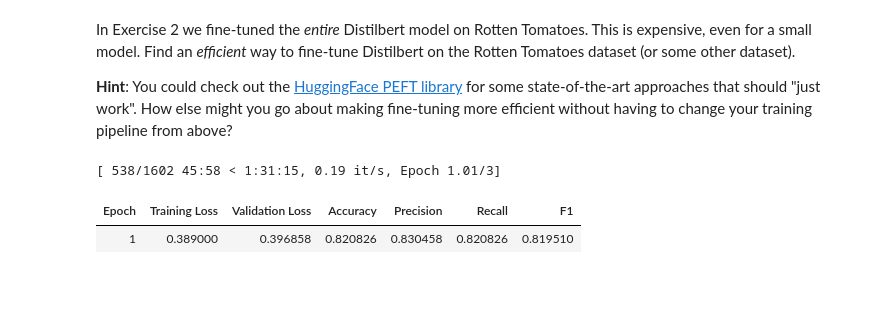
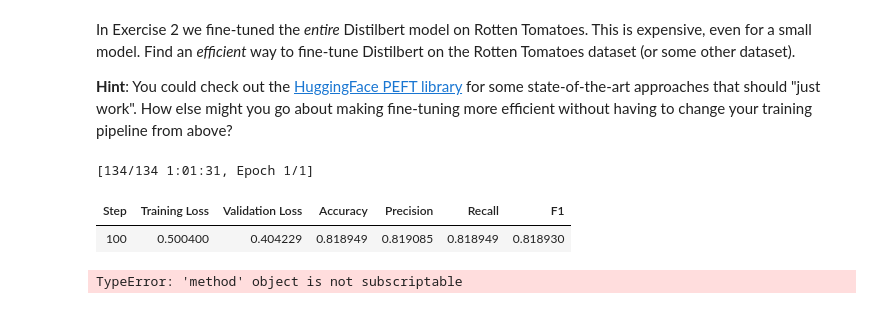
Before and after one commit to emile-kophi/AML_Labs, a Jupyter notebook: Exercise_3/Lab3_Trasformer.ipynb, the cells around one changed output. Drawn from its saved outputs; the diff is of its cells as text; code cells hidden in the pictures.

```diff
--- a/Exercise_3/Lab3_Trasformer.ipynb
+++ b/Exercise_3/Lab3_Trasformer.ipynb
@@ -400,7 +408,7 @@ def compute_metrics(eval_pred):
 # Apply LoRA for parameter-efficient fine-tuning
 lora_config = LoraConfig(
     r=8,                   # low-rank dimension
-    lora_alpha=32,         # scaling factor
+    lora_alpha=16,         # scaling factor
     target_modules=["q_lin", "v_lin"],  # which weights to adapt
     lora_dropout=0.1,
     bias="none",
@@ -410,38 +418,39 @@ lora_config = LoraConfig(
 model = get_peft_model(model, lora_config)
 
 # Training args
 training_args = TrainingArguments(
     output_dir="./results",
     per_device_train_batch_size=16,
     per_device_eval_batch_size=16,
-    num_train_epochs=3,
+    num_train_epochs=,
     learning_rate=2e-4,
     logging_dir="./logs",
-    logging_steps=50,
-    eval_strategy="epoch",
-    save_strategy="epoch",
-    load_best_model_at_end=True,
+    logging_steps=100,
+    eval_strategy="steps",
+    save_strategy="st3eps",
+    load_best_model_at_end=False,
     metric_for_best_model="accuracy",
     fp16=True  # mixed precision training
 )
 
 # Trainer
 trainer = Trainer(
     model=model,
     args=training_args,
     train_dataset=tokenized_train,
     eval_dataset=tokenized_val,
     tokenizer=tokenizer,
     compute_metrics=compute_metrics
 )
 
 # Train
 trainer.train()
 
 # Evaluate
 eval_results = trainer.evaluate()
 print(eval_results)
 # %% [output]
-[ 538/1602 45:58 < 1:31:15, 0.19 it/s, Epoch 1.01/3]
+[134/134 1:01:31, Epoch 1/1]
-| Epoch | Training Loss | Validation Loss | Accuracy | Precision | Recall | F1 |
-| 1 | 0.389000 | 0.396858 | 0.820826 | 0.830458 | 0.820826 | 0.819510 |
+| Step | Training Loss | Validation Loss | Accuracy | Precision | Recall | F1 |
+| 100 | 0.500400 | 0.404229 | 0.818949 | 0.819085 | 0.818949 | 0.818930 |
+TypeError: 'method' object is not subscriptable
```
Also changed, not shown: parts of 3 cells of this notebook, 1 other file.
